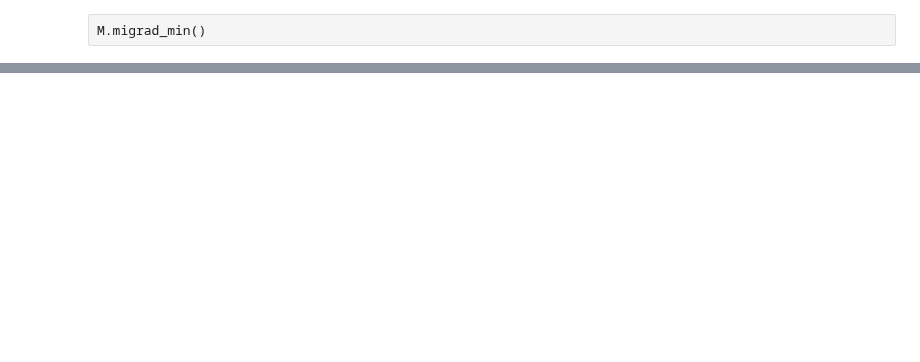
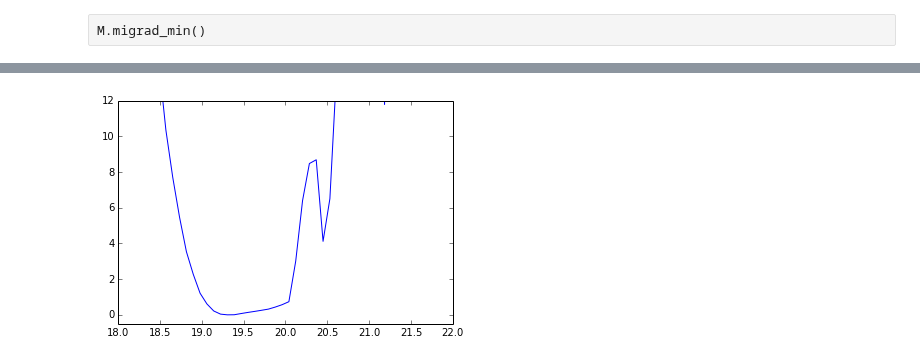
Before and after one commit to achiappo/FRESKA, a Jupyter notebook: code.ipynb, the cells around one changed output, grey strips where cells are left out. Drawn from its saved outputs; the diff is of its cells as text; code cells hidden in the pictures; blank space fills up the shorter version.

```diff
--- a/code.ipynb
+++ b/code.ipynb
@@ -94,0 +178,10 @@ Function not at minimum. Running migrad first.
+# %%
+J_array = np.asarray(J)
+Like_array = np.asarray(L)
+new_Like = interp(J_array,Like_array)
+# %%
+new_J = np.linspace(J_array.min(),J_array.max())
+plt.plot(new_J, new_Like(new_J))
+plt.ylim(-0.5,12);
+# %% [output]
+[figure, added]
```
Also changed, not shown: parts of 26 cells of this notebook, 9 other files.
